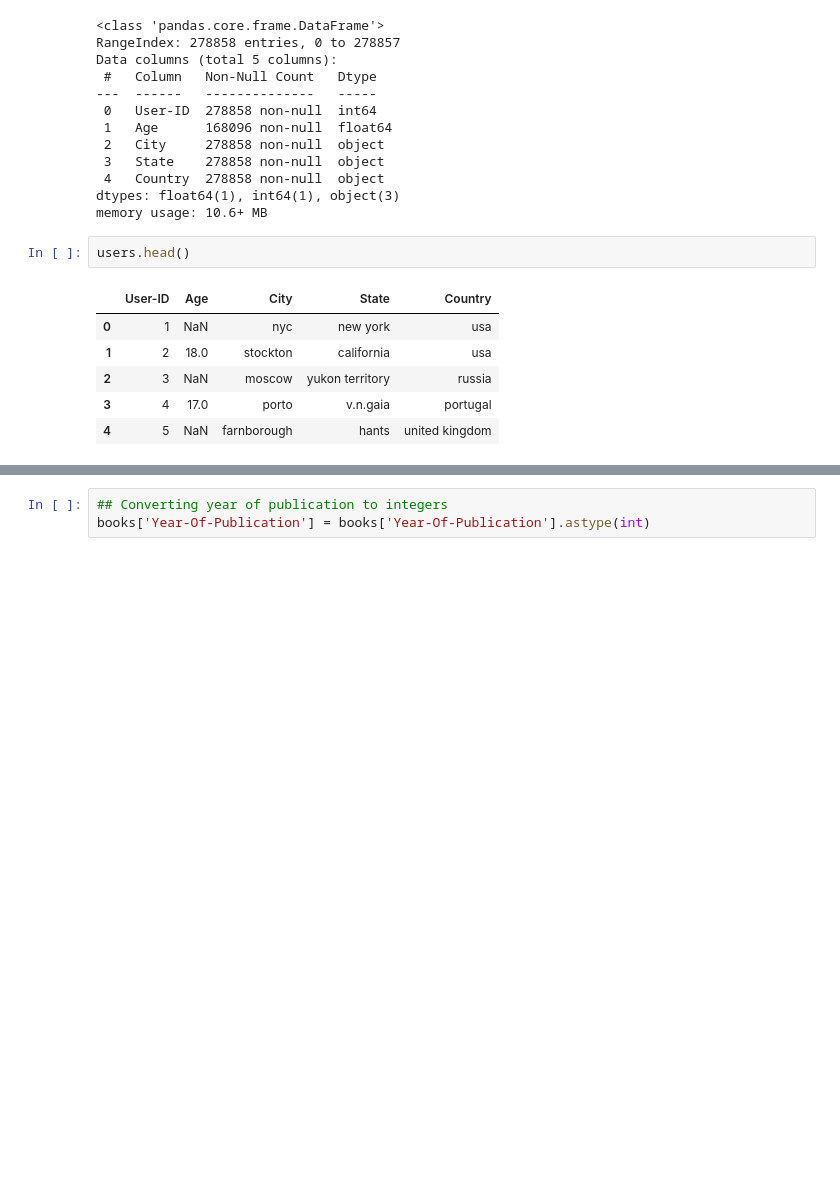
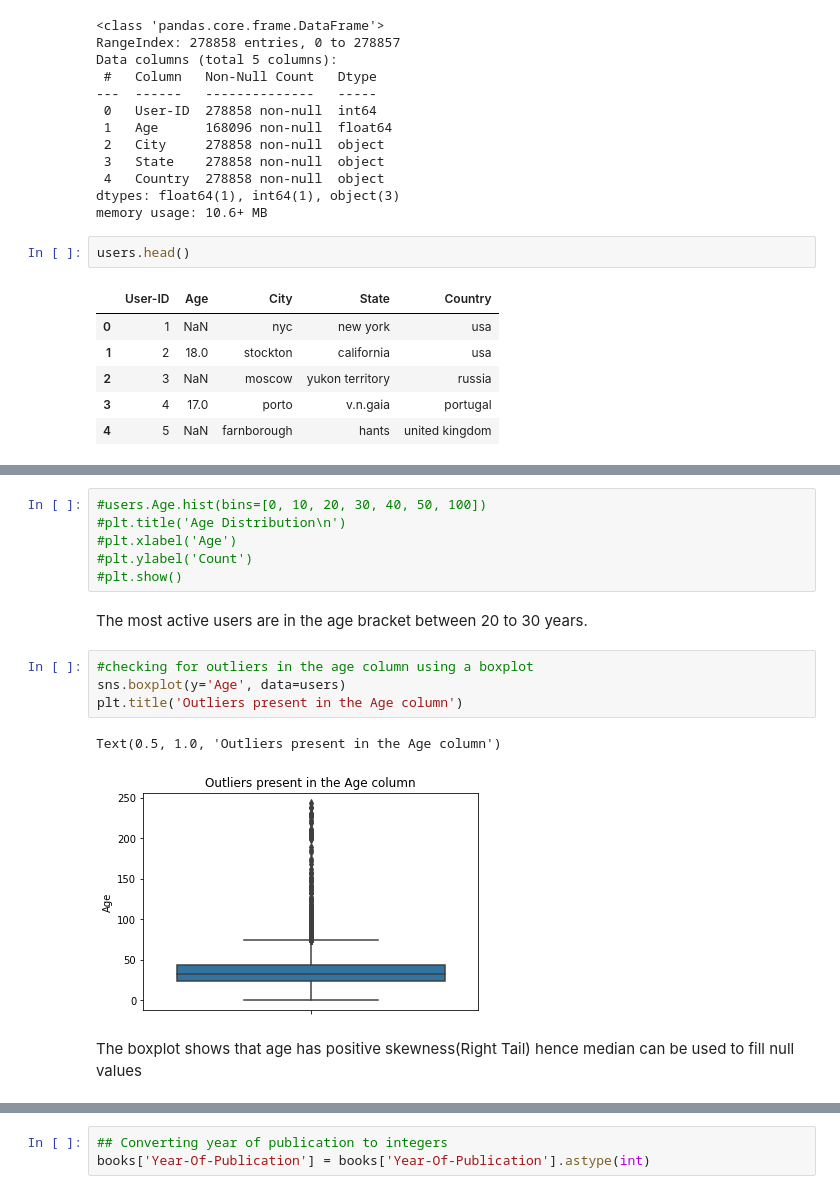
Before and after one commit to Azegele/Phase-5-Project, a Jupyter notebook: index.ipynb, the cells around one changed output, grey strips where cells are left out. Drawn from its saved outputs; the diff is of its cells as text; blank space fills up the shorter version.

```diff
--- a/index.ipynb
+++ b/index.ipynb
@@ -547,0 +559,17 @@ users.head()
+# %%
+#users.Age.hist(bins=[0, 10, 20, 30, 40, 50, 100])
+#plt.title('Age Distribution\n')
+#plt.xlabel('Age')
+#plt.ylabel('Count')
+#plt.show()
+# %% [markdown]
+The most active users are in the age bracket between 20 to 30 years.
+# %%
+#checking for outliers in the age column using a boxplot
+sns.boxplot(y='Age', data=users)
+plt.title('Outliers present in the Age column')
+# %% [output]
+Text(0.5, 1.0, 'Outliers present in the Age column')
+[figure, added]
+# %% [markdown]
+The boxplot shows that age has positive skewness(Right Tail) hence median can be used to fill null values
```
Also changed, not shown: parts of 30 cells of this notebook.
